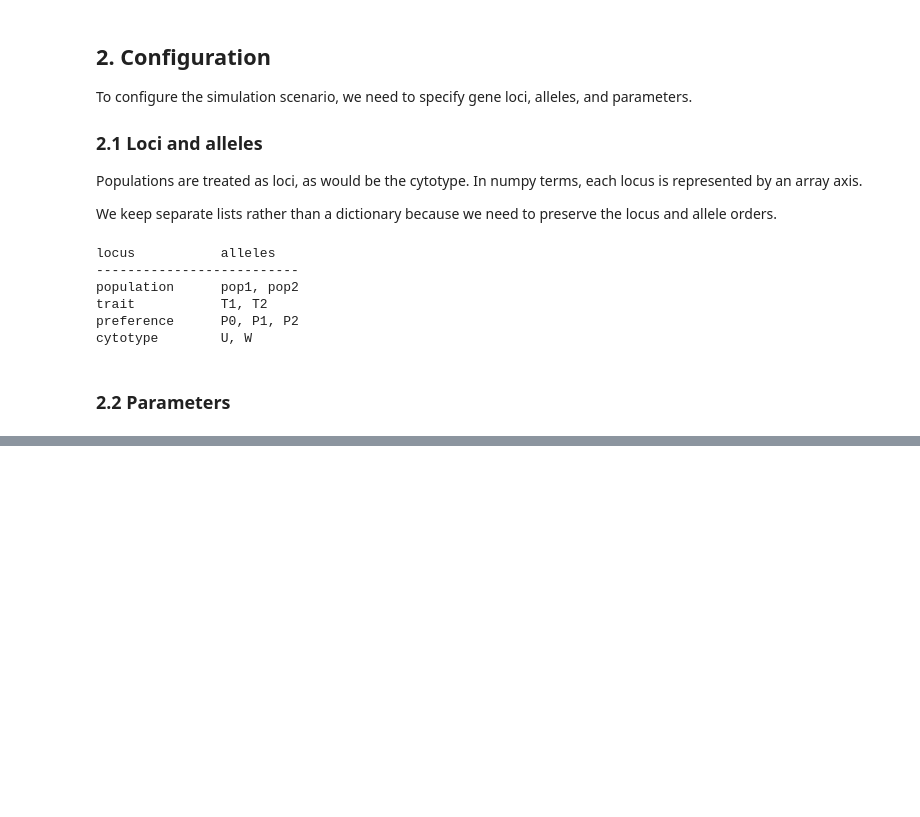
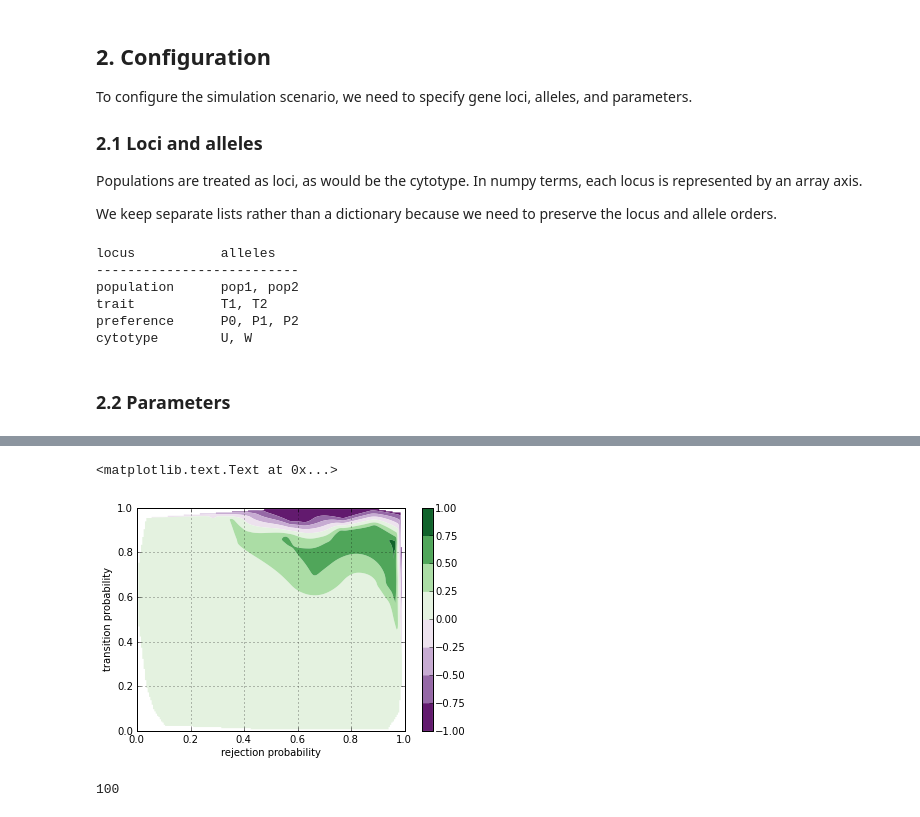
Before and after one commit to mattflor/wspec, a Jupyter notebook: notebooks/scenario_2_screening1.ipynb, the cells around one changed output, grey strips where cells are left out. Cells and saved outputs as stored; diff of their text form; code cells hidden in the pictures; blank space fills up the shorter version.

```diff
--- a/notebooks/scenario_2_screening1.ipynb
+++ b/notebooks/scenario_2_screening1.ipynb
@@ -620,0 +142,20 @@ fig = rstore.plot_sums(figsize=[max_figwidth, figheight])
+# %%
+n = 10000
+
+screening_dtype = np.dtype([('pr', 'f'), ('pt', 'f'), ('diff', 'f')])
+rstore = storage.RunStore('/extra/flor/data/notebook_data/scenario_{0}.h5'.format(sid))
+# select existing scenario, initialize a new one if this fails:
+try:
+    scenario = rstore.select_scenario(sid, verbose=False)
+    count = scenario['counter'][()]
+    maxcount = len(scenario['screening'])
+except:
+    scenario = rstore.create_scenario(sid, labels=(LOCI,ALLELES))
+    # scenario = rstore['current']['scenario']
+    scenario.create_dataset('counter', (), 'i')    # integer counter for the screening runs; initialized at 0
+    count = 0
+    maxcount = max(n, 10)
+    scenario.create_dataset('screening', (maxcount,), screening_dtype, maxshape=(None,))
+
+if n >= maxcount:
+    scenario['screening'].resize((n,))
@@ -620,0 +402,6 @@ fig = rstore.plot_sums(figsize=[max_figwidth, figheight])
+# %%
+c = scenario['counter'][()]
+diffs = np.array( [[x,y,z] for (x,y,z) in scenario['screening'][:c]] )    # convert lenght n array of 3-tuples to array of shape (n,3)
+print '   pr      pt      diff   '
+print '--------------------------'
+print diffs
@@ -621,2 +426,28 @@ fig = rstore.plot_sums(figsize=[max_figwidth, figheight])
+# %%
+from matplotlib.mlab import griddata
+
+X = diffs[:,0]
+Y = diffs[:,1]
+Z = diffs[:,2]
+
+xi = linspace(min(X), max(X), 200)
+#xi = linspace(-0.1,1.1,100)
+yi = linspace(min(Y), max(Y), 200)
+#yi = linspace(-0.1,1.1,100)
+zi = griddata(X, Y, Z, xi, yi)
+plt.contourf(xi, yi, zi, cmap=plt.cm.PRGn, vmin=-1., vmax=1.)
+plt.clim(-1., 1.)
+plt.colorbar() # draw colorbar
+plt.xlim(0,1)
+plt.ylim(0,1)
+plt.xlabel('rejection probability')
+plt.ylabel('transition probability')
+# %% [output]
+<matplotlib.text.Text at 0x...>
+[figure, added]
+# %%
+len(diffs)
+# %% [output]
+100
 # %%
 rstore.close()
```
Also changed, not shown: parts of 57 cells of this notebook, 2 other files.
